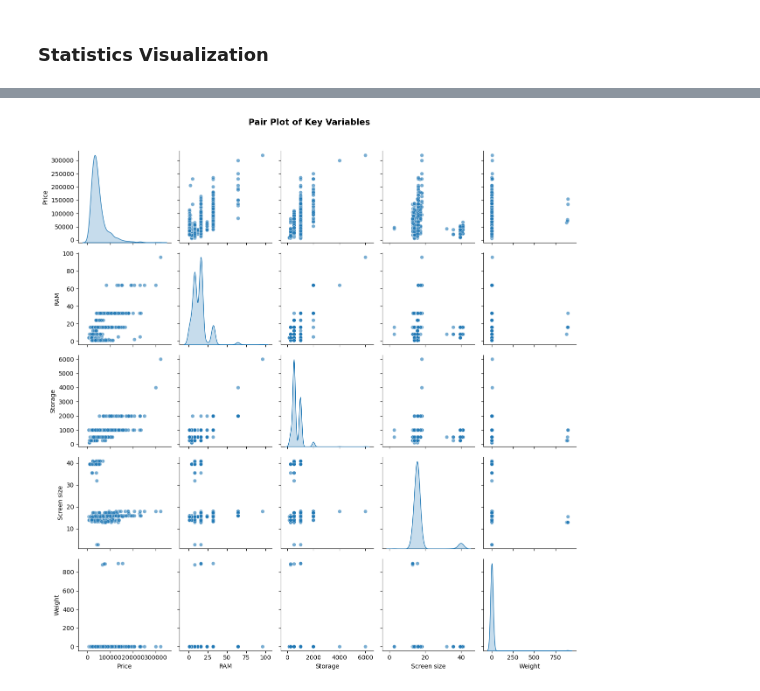
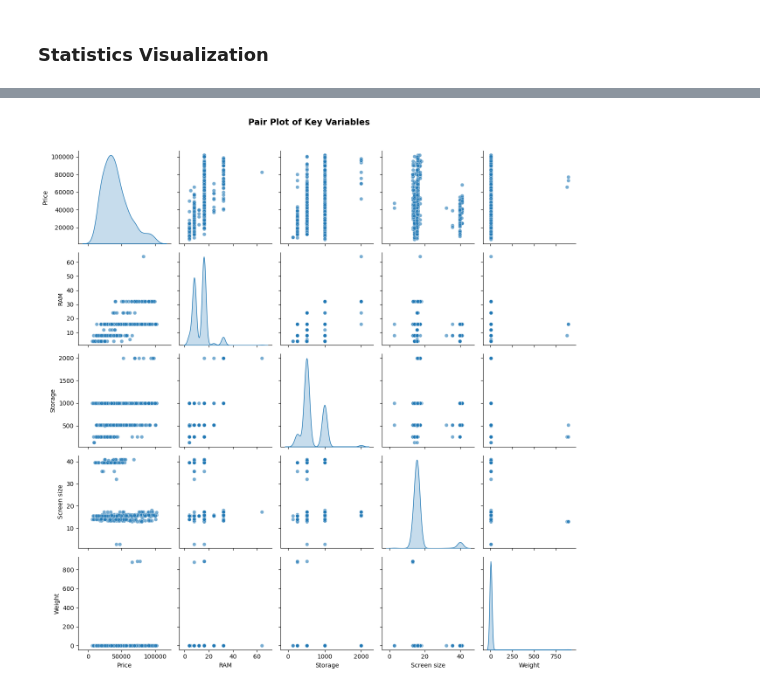
Before and after one commit to Waddah0-0/Laptop-Price-Prediction, a Jupyter notebook: Code/EDA.ipynb, the cells around one changed output, grey strips where cells are left out. Cells and saved outputs as stored; diff of their text form; code cells hidden in the pictures.

```diff
--- a/Code/EDA.ipynb
+++ b/Code/EDA.ipynb
@@ -152,11 +152,11 @@ plt.show()
 # %%
 key_vars = ['Price', 'RAM', 'Storage', 'Screen size', 'Weight']
-if all(col in df.columns for col in key_vars):
-    sns.pairplot(df[key_vars], diag_kind='kde', plot_kws={'alpha': 0.6})
+if all(col in out_rem.columns for col in key_vars):
+    sns.pairplot(out_rem[key_vars], diag_kind='kde', plot_kws={'alpha': 0.6})
     plt.suptitle('Pair Plot of Key Variables', y=1.02, fontsize=14, fontweight='bold')
     plt.tight_layout()
     plt.show()
 # %% [output]
-[figure, old version]
+[figure, new version]
 # %%
 plt.figure(figsize=(10, 6))
```
Also changed, not shown: parts of 13 cells of this notebook, 7 other files.
